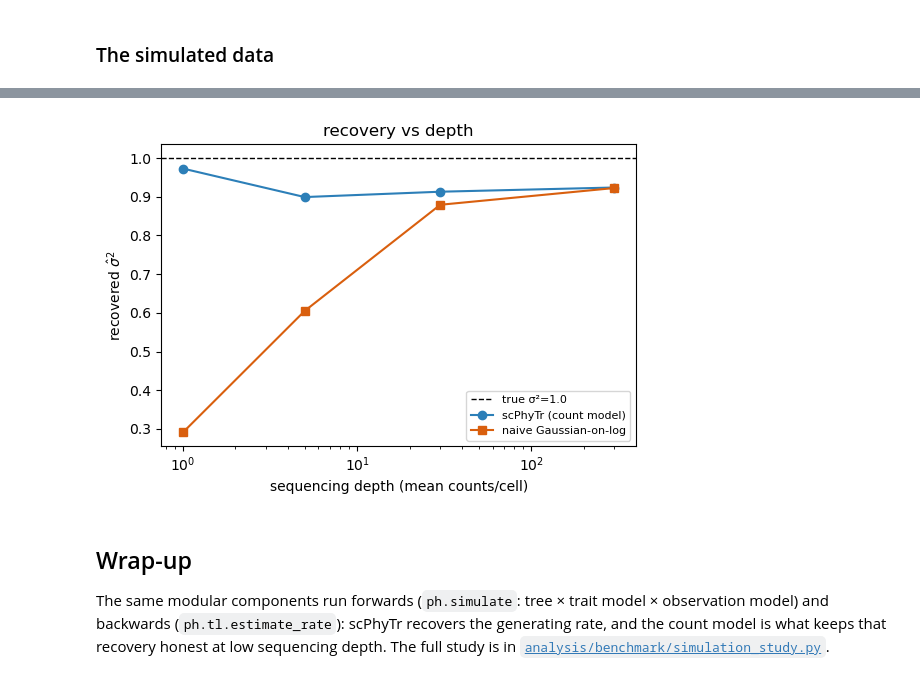
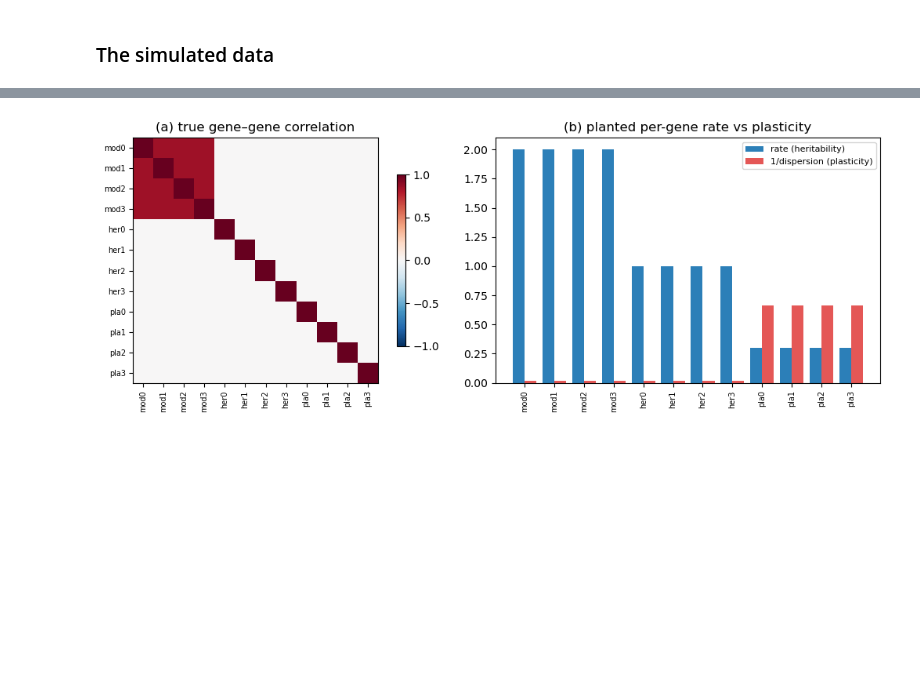
Before and after one commit to pedrofale/scPhyTr, a Jupyter notebook: notebooks/scphytr_roundtrip.ipynb, the cells around one changed output, grey strips where cells are left out. Cells and saved outputs as stored; diff of their text form; code cells hidden in the pictures; blank space fills up the shorter version.

```diff
--- a/notebooks/scphytr_roundtrip.ipynb
+++ b/notebooks/scphytr_roundtrip.ipynb
@@ -14,16 +20,12 @@ while root != "/" and not os.path.isdir(os.path.join(root, "src", "scphytr")):
     root = os.path.dirname(root)
 sys.path[:0] = [root, os.path.join(root, "src")]; os.chdir(root)
 
-import numpy as np
-import anndata as ad
+import numpy as np, pandas as pd
 import matplotlib.pyplot as plt
 import scphytr as ph
-from scphytr.trait_models import BrownianMotion, OrnsteinUhlenbeck
 from ete3 import Tree as ETree
 
-# a random tree with branch lengths
-rng = np.random.default_rng(0)
-et = ETree(); et.populate(40, random_branches=True)
+et = ETree(); et.populate(60, random_branches=True)
 for nd in et.traverse():
     if not nd.is_root(): nd.dist = round(max(float(nd.dist), 0.1), 3)
 for i, l in enumerate(et.get_leaves()): l.name = f"c{i}"
@@ -48,0 +42,15 @@ simulated 240 cells over 40 leaves; true latent range [-1.20, 2.52]
+# %%
+GROUPS = ["module"]*4 + ["heritable"]*4 + ["plastic"]*4
+names  = [f"mod{i}" for i in range(4)] + [f"her{i}" for i in range(4)] + [f"pla{i}" for i in range(4)]
+rates  = np.array([2,2,2,2,  1,1,1,1,  0.3,0.3,0.3,0.3], float)   # K diagonal
+disp   = np.array([50]*8 + [1.5]*4, float)                        # small r = plastic
+K = np.diag(rates); rho = 0.85
+for i in range(4):                                               # correlate the module block
+    for j in range(4):
+        if i != j: K[i, j] = rho*np.sqrt(rates[i]*rates[j])
+
+adata = ph.simulate_panel(tree, K, dispersion=disp, n_cells=6, mean_size=400,
+                          gene_names=names, seed=1)
+ph.pp.setup_anndata(adata, tree)
+adata.var["group"] = GROUPS
+print(adata)
@@ -126,38 +64,16 @@ the truth; the naive Gaussian-on-log pseudobulk (EvoGeneX-style) collapses when
-# %%
-from scphytr.simulation import sample_latent
-from scphytr.tools.model_selection import fit_bm
-nL = len(leaves); n_g = 30
-L = np.column_stack([np.array([sample_latent(tree, BrownianMotion(tree, np.array([MU]),
-                     np.array([[TRUE_S2]])), np.random.default_rng(500 + g))[l] for l in leaves])
-                     for g in range(n_g)])
-depths = [1.0, 5.0, 30.0, 300.0]; sp, nv = [], []
-for d in depths:
-    r = np.random.default_rng(900 + int(d))
-    ix = np.repeat(np.arange(nL), N_CELLS); sz = r.gamma(4, d / 4, ix.shape[0]) / d
-    X = r.poisson((sz * d)[:, None] * np.exp(L[ix])).astype(float)
-    Ad = ad.AnnData(X=X); Ad.var_names = [f"g{g}" for g in range(n_g)]
-    Ad.obs["species"] = [leaves[i].name for i in ix]; Ad.obs["size_factors"] = sz
-    ph.pp.setup_anndata(Ad, tree); ph.tl.estimate_rate(Ad)
-    sp.append(np.median(Ad.var["rate"].values))
-    import pandas as pd
-    nvg = []
-    for g in Ad.var_names:
-        lc = np.log1p(Ad[:, g].X.ravel() / sz); mm = pd.Series(lc).groupby(ix).mean()
-        nvg.append(fit_bm(tree, {leaves[i].name: float(mm[i]) for i in range(nL)}).params["sigma2"])
-    nv.append(np.median(nvg))
-plt.figure(figsize=(5.6, 4))
-plt.axhline(TRUE_S2, ls="--", color="k", lw=1, label=f"true σ²={TRUE_S2}")
-plt.plot(depths, sp, "o-", color="#2c7fb8", label="scPhyTr (count model)")
-plt.plot(depths, nv, "s-", color="#d95f0e", label="naive Gaussian-on-log")
-plt.xscale("log"); plt.xlabel("sequencing depth (mean counts/cell)")
-plt.ylabel("recovered $\\hat\\sigma^2$"); plt.legend(fontsize=8)
-plt.title("recovery vs depth"); plt.tight_layout(); plt.show()
-# %% [output]
-[figure, removed]
-# %% [markdown]
-## Wrap-up
-
-The same modular components run forwards (`ph.simulate`: tree × trait model × observation model)
-and backwards (`ph.tl.estimate_rate`): scPhyTr recovers the generating rate, and the count model
-is what keeps that recovery honest at low sequencing depth. The full study is in
-[`analysis/benchmark/simulation_study.py`](../analysis/benchmark/simulation_study.py).
+# %%
+fig, ax = plt.subplots(1, 2, figsize=(11, 4))
+# (a) the TRUE gene-gene correlation: a co-evolving module block
+im = ax[0].imshow(adata.uns["true_K_corr"], cmap="RdBu_r", vmin=-1, vmax=1)
+ax[0].set_xticks(range(12)); ax[0].set_xticklabels(names, rotation=90, fontsize=7)
+ax[0].set_yticks(range(12)); ax[0].set_yticklabels(names, fontsize=7)
+ax[0].set_title("(a) true gene–gene correlation"); fig.colorbar(im, ax=ax[0], shrink=0.7)
+# (b) the planted per-gene rate and plasticity
+x = np.arange(12); w = 0.4
+ax[1].bar(x - w/2, adata.var["true_rate"], w, color="#2c7fb8", label="rate (heritability)")
+ax[1].bar(x + w/2, 1/np.array(disp), w, color="#e45756", label="1/dispersion (plasticity)")
+ax[1].set_xticks(x); ax[1].set_xticklabels(names, rotation=90, fontsize=7)
+ax[1].set_title("(b) planted per-gene rate vs plasticity"); ax[1].legend(fontsize=8)
+fig.tight_layout(); plt.show()
+# %% [output]
+[figure, added]
```
Also changed, not shown: parts of 22 cells of this notebook, 1 other file.
